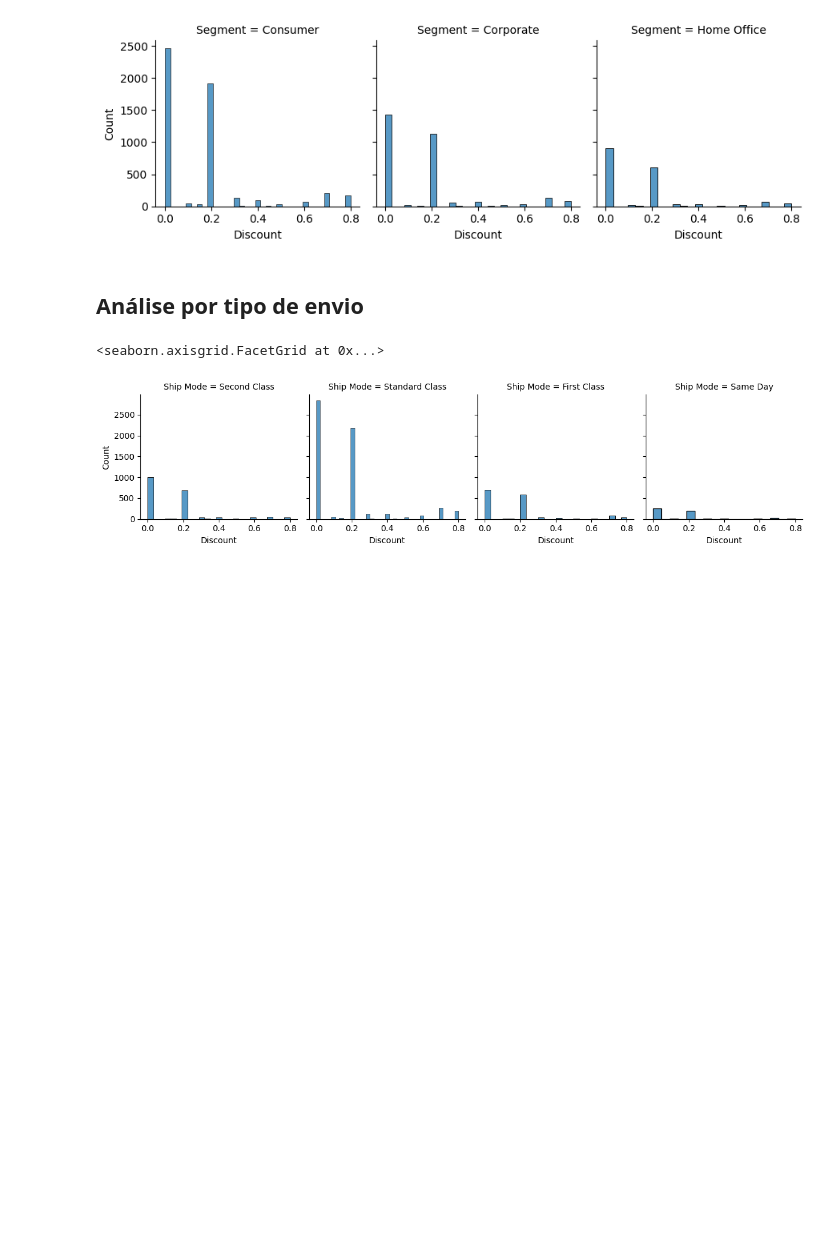
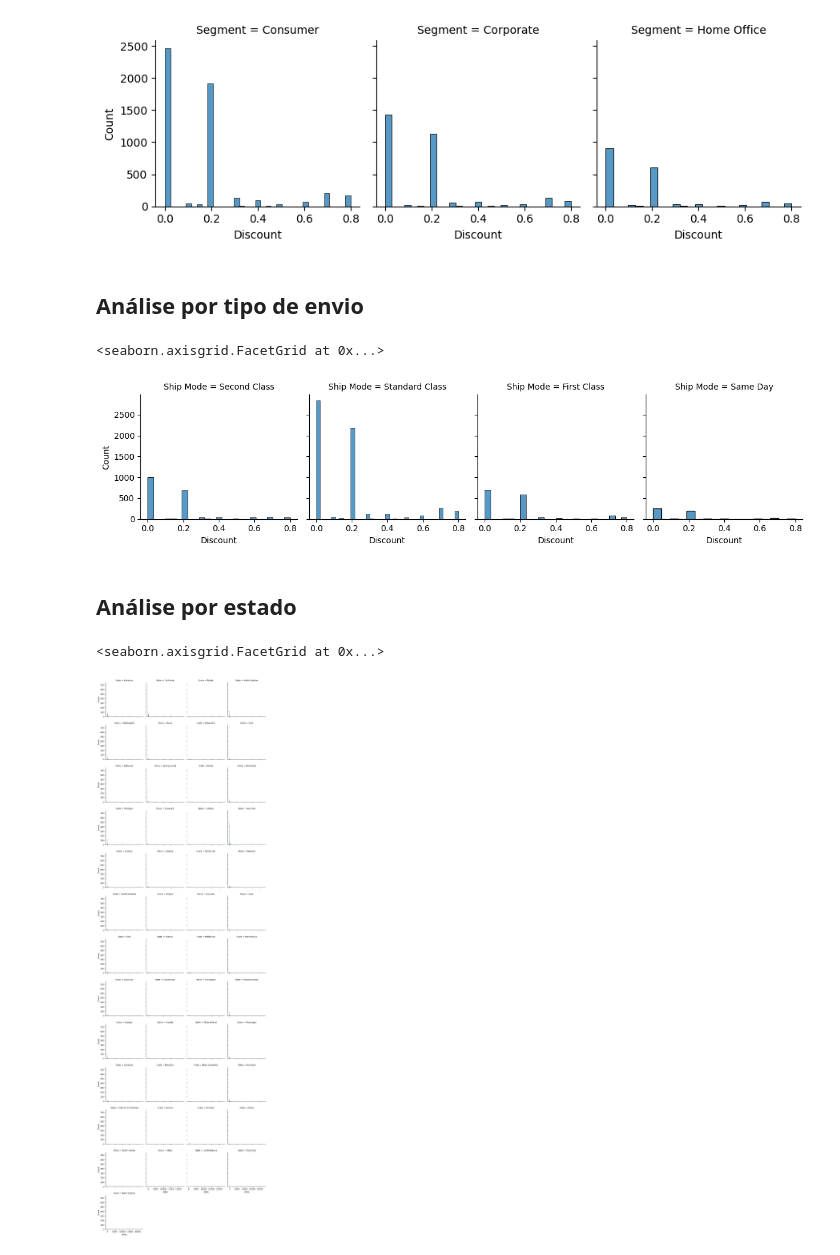
Before and after one commit to RaphaCosil/Tarefa1Estatistica, a Jupyter notebook: analysis.ipynb, the cells around one changed output. Saved outputs shown, nothing was run; the diff lists cells and outputs as text; code cells hidden in the pictures; blank space fills up the shorter version.

Commit message:
Analise por estado

```diff
--- a/analysis.ipynb
+++ b/analysis.ipynb
@@ -135,3 +135,11 @@ df_desc_envio.map_dataframe(sns.histplot, x="Discount")
 # %% [output]
 <seaborn.axisgrid.FacetGrid at 0x...>
 [figure]
+# %% [markdown]
+## Análise por estado
+# %%
+df_desc_envio = sns.FacetGrid(df_loja_base, col='State', height=3, col_wrap=4)
+df_desc_envio.map_dataframe(sns.histplot, x="Sales")
+# %% [output]
+<seaborn.axisgrid.FacetGrid at 0x...>
+[figure, added]
```
Also changed, not shown: parts of 1 cell of this notebook.
